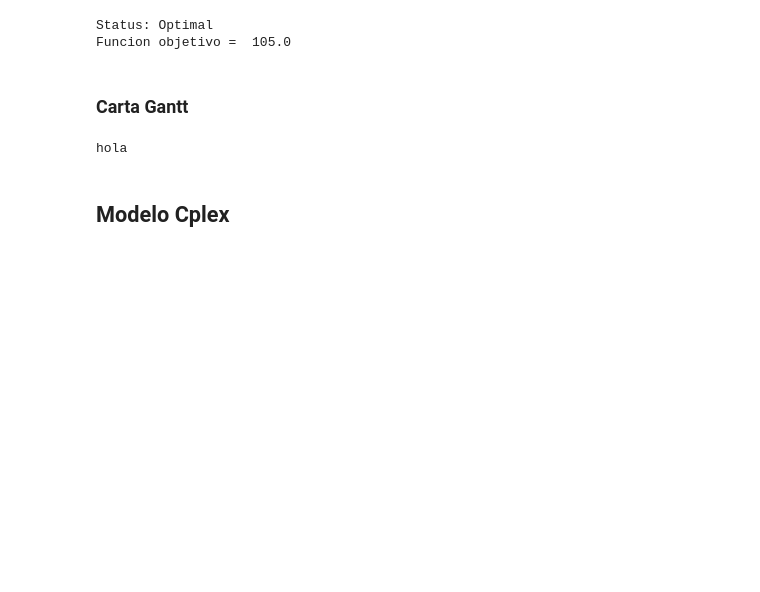
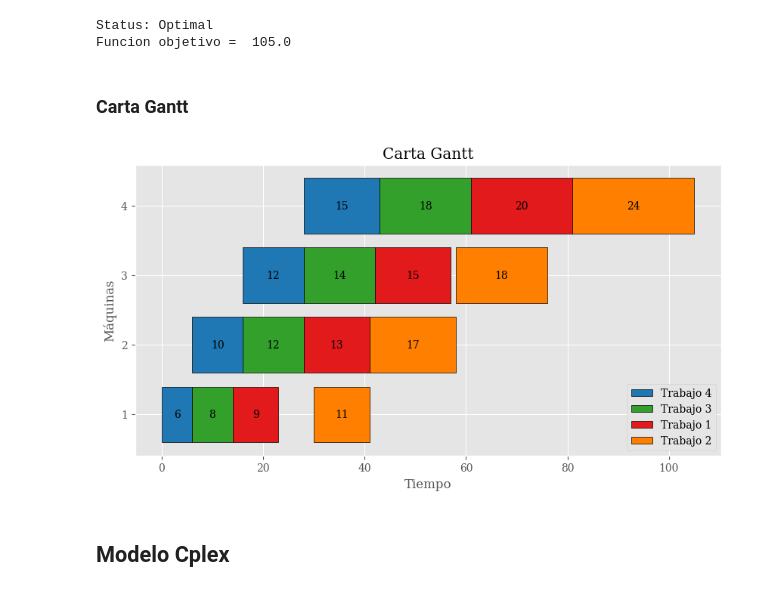
Before and after one commit to jansorena/PermutationFlowshop, a Jupyter notebook: TareaComputacional3.ipynb, the cells around one changed output. Drawn from its saved outputs; the diff is of its cells as text; code cells hidden in the pictures; blank space fills up the shorter version.

Commit message:
cartas gantt wagner y wilson

```diff
--- a/TareaComputacional3.ipynb
+++ b/TareaComputacional3.ipynb
@@ -32,8 +32,8 @@ N = len(T) # Numero de trabajos
 wagner_model_pulp = pulp.LpProblem("Wagner_Model_Pulp",pulp.LpMinimize) # Problema de minimización
 
 # Variables de decision
-X = pulp.LpVariable.dicts("X",(range(N),range(M)),lowBound=0, cat=pulp.LpContinuous)
-Y = pulp.LpVariable.dicts("Y",(range(N),range(M)),lowBound=0, cat=pulp.LpContinuous)
+X = pulp.LpVariable.dicts("X",(range(N),range(M)),lowBound=0, cat=pulp.LpInteger)
+Y = pulp.LpVariable.dicts("Y",(range(N),range(M)),lowBound=0, cat=pulp.LpInteger)
 Z = pulp.LpVariable.dicts("Z",(range(N),range(N)),lowBound=0, cat=pulp.LpBinary)
 
 # Funcion objetivo (Restriccion 5)
@@ -67,10 +67,40 @@ Status: Optimal
 Funcion objetivo =  105.0
 # %% [markdown]
 ### Carta Gantt
-# %%
-print("hola")
-# %% [output]
-hola
+# %%
+# Obtener la secuencia de trabajos
+secuencia = []
+for i in range(N):
+    for j in range(N):
+        if pulp.value(Z[i][j]) == 1:
+            secuencia.append([i, j])
+
+# Ordenar la secuencia
+secuencia.sort(key=lambda x: x[1])
+
+# Carta Gantt
+fig, ax = plt.subplots(figsize=(10, 5))
+ax.set_title('Carta Gantt')
+ax.set_xlabel('Tiempo')
+ax.set_ylabel('Máquinas')
+ax.set_yticks(range(N))
+ax.set_yticklabels(range(1, N + 1))
+ax.grid(True)
+
+for i in range(M):
+    start_time = X[i][0].varValue
+    for j in range(N):
+        delay_time = 0 if j == 0 else X[i][j].varValue
+        processing_time = T[i][secuencia[j][0]]
+        ax.broken_barh([(start_time + delay_time, processing_time)], (i - 0.4, 0.8), facecolors=colores[j], edgecolor='black')
+        ax.text(start_time + delay_time + processing_time / 2, i, str(processing_time), horizontalalignment='center', verticalalignment='center')
+        start_time += processing_time
+
+# Mostrar leyenda
+ax.legend(["Trabajo "+str(i+1) for i,j in secuencia], loc='lower right')
+plt.show()
+# %% [output]
+[figure, added]
 # %% [markdown]
 ## Modelo Cplex
 # %%
```
Also changed, not shown: parts of 9 cells of this notebook.
